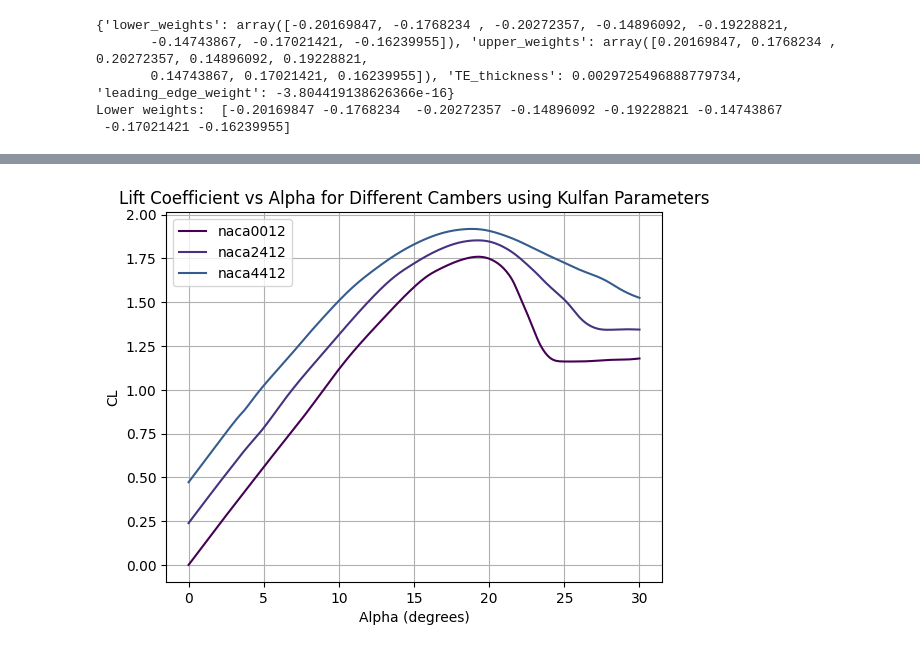
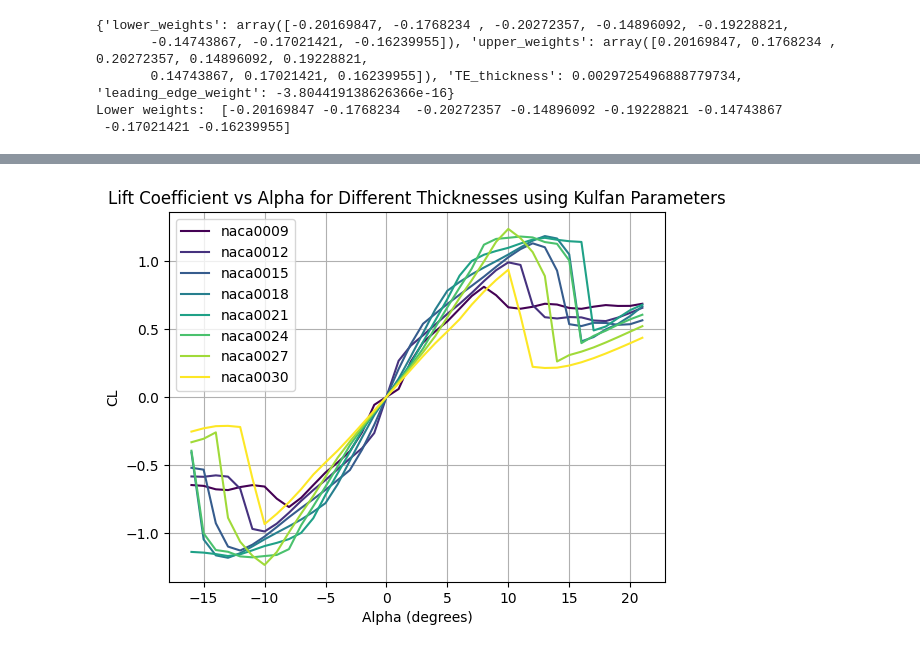
Before and after one commit to janettekwong/FlowLab, a Jupyter notebook: NeuralFoil/nf_kulfan.ipynb, the cells around one changed output, grey strips where cells are left out. Drawn from its saved outputs; the diff is of its cells as text; code cells hidden in the pictures.

```diff
--- a/NeuralFoil/nf_kulfan.ipynb
+++ b/NeuralFoil/nf_kulfan.ipynb
@@ -10,12 +11,12 @@ import aerosandbox as asb
 # %%
 # Set parameters
-Re = 5e6
-alphas_nf = np.linspace(-60, 60, 600)
+Re = 1e5
+alphas_nf = np.arange(-16, 22, 1) # np.linspace(-60, 60, 600)
 airfoil = asb.Airfoil("naca0014")
 models = ["xxsmall", "xsmall", "small", "medium", "large", "xlarge", "xxlarge", "xxxlarge"]
 
 # Choose a group of airfoils
-thickness_airfoils = ["naca0012", "naca0015", "naca0018", "naca0021"]
+thickness_airfoils = ["naca0009", "naca0012", "naca0015", "naca0018", "naca0021", "naca0024", "naca0027", "naca0030"]
 camber_airfoils = ["naca0012", "naca2412", "naca4412"]
 # %%
 # Global colormap data
@@ -54,0 +126,14 @@ Lower weights:  [-0.20169847 -0.1768234  -0.20272357 -0.14896092 -0.19228821 -0.
+# %%
+# Plot the derivatives
+fig, ax3 = plt.subplots()
+
+for idx, (label, derivatives) in enumerate(kulfan_derivatives.items()):
+    ax3.plot(alphas_nf, derivatives, label=f'{label} (Derivatives)', color=cmap(norm(idx)))
+
+# Add labels, title, and legend to the derivatives plot
+ax3.set_xlabel('Angle of Attack (degrees)')
+ax3.set_ylabel('Derivative')
+ax3.set_title('Derivatives of the Kulfan Model')
+ax3.legend()
+
+plt.show()
@@ -55,33 +264,84 @@ Lower weights:  [-0.20169847 -0.1768234  -0.20272357 -0.14896092 -0.19228821 -0.
 # %%
-## Use airfoil names to get Kulfan parameters for various cambered airfoils
+## Use airfoil names to get Kulfan parameters for various thicknesses of airfoils
 
-# Create a figure and an axis
+# Create a 2D figure and axis for the original 2D plot
 fig, ax = plt.subplots()
 
+# Create a 3D figure and axis for the 3D surface plot
+fig_3d = plt.figure()
+ax_3d = fig_3d.add_subplot(111, projection='3d')
+
+# Define a colormap
+cmap = plt.cm.viridis
+norm = plt.Normalize(0, len(thickness_airfoils) - 1)
+
+# Initialize lists to store data for the 3D surface plot
+alpha_values = []
+thickness_values = []
+cl_values = []
+
 # Plot aero data for each model size using an index for the color
-for idx, airfoil_name in enumerate(camber_airfoils):
+for idx, airfoil_name in enumerate(thickness_airfoils):
     airfoil = asb.Airfoil(airfoil_name)
 
-    # Get kulfan parameters
+    # Get Kulfan parameters
     kulfan_params = get_kulfan_parameters(
-    airfoil.coordinates,
-    n_weights_per_side=8
+        airfoil.coordinates,
+        n_weights_per_side=8
     )
 
     # Create aero dictionary
     aero = nf.get_aero_from_kulfan_parameters(
         kulfan_parameters=kulfan_params,
         alpha=alphas_nf,
         Re=Re,
         model_size="xxxlarge"
     )
+
+    # Assume thickness is encoded in the airfoil name or can be extracted from Kulfan parameters
+    thickness = kulfan_params.get("thickness", idx)  # Replace with actual thickness if available
+
+    # Plot the 2D curve (alpha vs CL)
     ax.plot(alphas_nf, aero["CL"], label=airfoil_name, color=cmap(norm(idx)))
 
-# Add labels, title, and colorbar
+    # Store data for the 3D surface plot
+    alpha_values.extend(alphas_nf)
+    thickness_values.extend([thickness] * len(alphas_nf))
+    cl_values.extend(aero["CL"])
+
+# Add labels, title, and legend to the 2D plot
 ax.set_xlabel("Alpha (degrees)")
 ax.set_ylabel("CL")
-ax.set_title("Lift Coefficient vs Alpha for Different Cambers using Kulfan Parameters")
+ax.set_title("Lift Coefficient vs Alpha for Different Thicknesses using Kulfan Parameters")
 ax.legend()
 ax.grid(True)
+
+# Interpolate the data for the 3D surface plot
+alpha_grid, thickness_grid = np.meshgrid(
+    np.linspace(min(alpha_values), max(alpha_values), 100),
+    np.linspace(min(thickness_values), max(thickness_values), 100)
+)
+cl_grid = griddata(
+    (alpha_values, thickness_values), cl_values,
+    (alpha_grid, thickness_grid), method='cubic'
+)
+
+# Plot the 3D surface
+surf = ax_3d.plot_surface(
+    alpha_grid, thickness_grid, cl_grid,
+    cmap=cmap, edgecolor='none', alpha=0.8
+)
+
+# Add labels, title, and colorbar to the 3D plot
+ax_3d.set_xlabel("Alpha (degrees)")
+ax_3d.set_ylabel("Thickness")
+ax_3d.set_zlabel("CL")
+ax_3d.set_title("3D Surface: Lift Coefficient vs Alpha and Thickness")
+fig_3d.colorbar(surf, ax=ax_3d, shrink=0.5, aspect=10)
+
+ax_3d.view_init(elev=10, azim=250)  # Adjust the view angle for better visualization
+
+# Show both plots
+plt.show()
 # %% [output]
-[figure, old version]
+[figure, new version]
```
Also changed, not shown: parts of 12 cells of this notebook, 4 other files.
